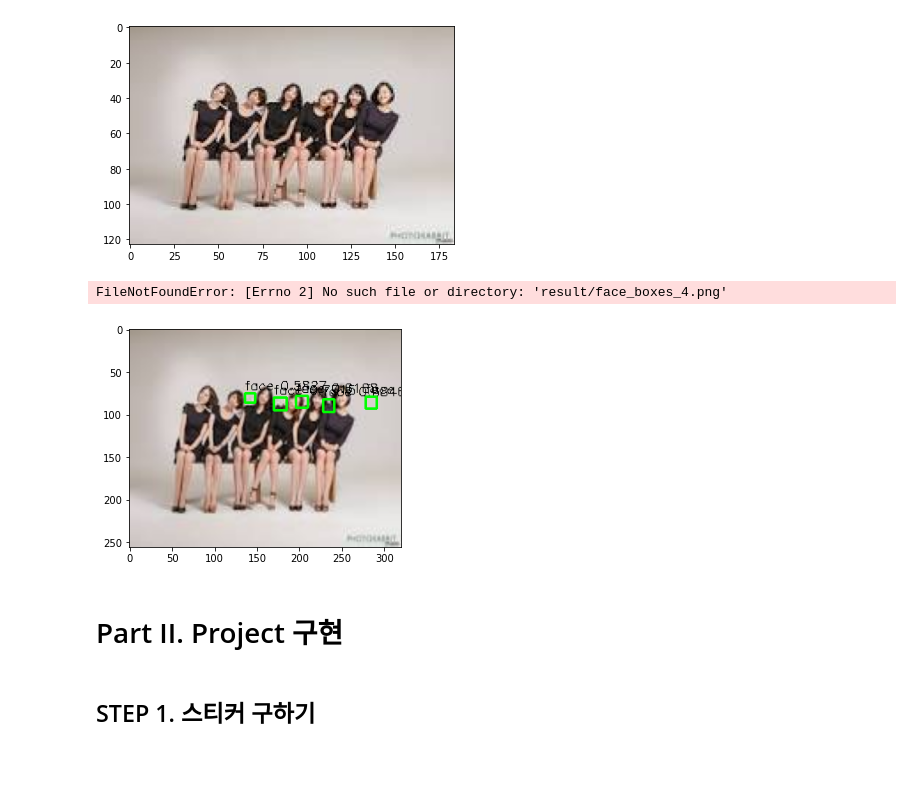
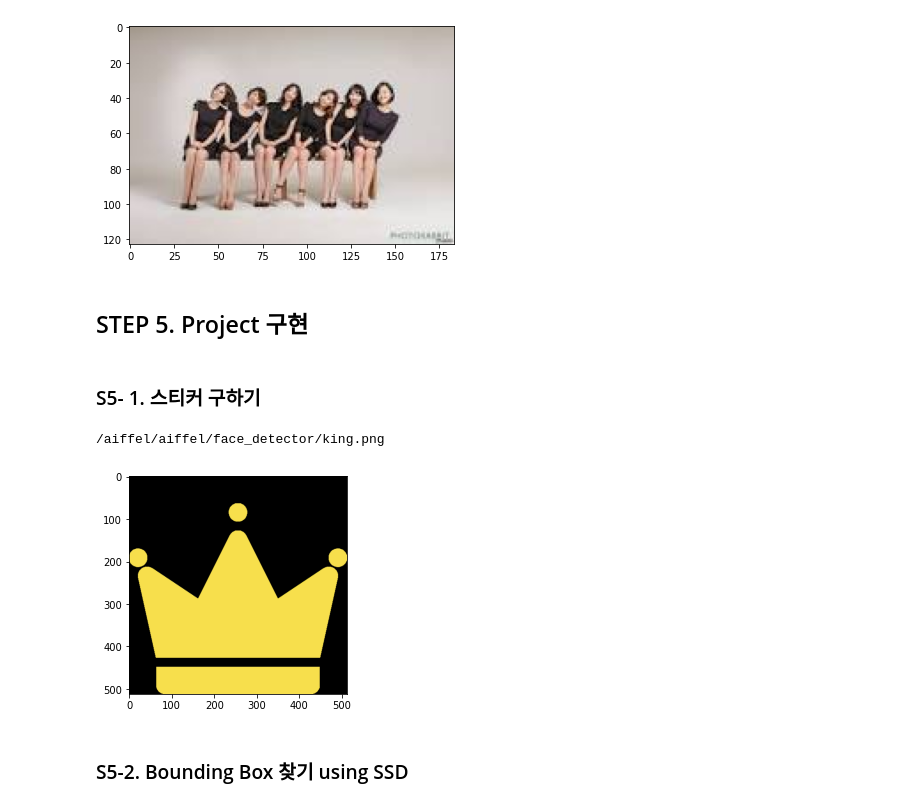
Before and after one commit to samuel0922/AFLG4_GD, a Jupyter notebook: [GD_14]FACE_DETECTOR.ipynb, the cells around one changed output. Drawn from its saved outputs; the diff is of its cells as text; code cells hidden in the pictures; blank space fills up the shorter version.

```diff
--- a/[GD_14]FACE_DETECTOR.ipynb
+++ b/[GD_14]FACE_DETECTOR.ipynb
@@ -1199,9 +1105,3 @@ def draw_face_boxes(img_raw, pred_boxes, labels, scores, image_labels, save_num=
-# %%
-img_raw, pred_boxes, labels, scores = get_face_boxes(test_image_path, IMAGE_WIDTH, IMAGE_HEIGHT, BOX_STEPS)
-draw_face_boxes(img_raw, pred_boxes, labels, scores, IMAGE_LABELS, save_num=i+1)
-# %% [output]
-FileNotFoundError: [Errno 2] No such file or directory: 'result/face_boxes_4.png'
-[figure, removed]
 # %%
 # # 테스트 1
 # filepath = os.path.join(PROJECT_PATH, 'checkpoints', 'weights_epoch_005.h5')
@@ -1261,13 +1161,19 @@ FileNotFoundError: [Errno 2] No such file or directory: 'result/face_boxes_4.png
 # plt.imshow(cv2.cvtColor(img_raw, cv2.COLOR_BGR2RGB))
 # plt.show()
 # %% [markdown]
-# Part II. Project 구현
+## STEP 5. Project 구현
 # %% [markdown]
-## STEP 1. 스티커 구하기
+### S5- 1. 스티커 구하기
 # %%
 # 스티커.png 불러오기
 
-sticker_path = os.path.join(PROJECT_PATH, 'images', 'king.png')
+sticker_path = os.path.join(PROJECT_PATH,'king.png')
+print(sticker_path)
 img_sticker = cv2.imread(sticker_path)
 plt.imshow(cv2.cvtColor(img_sticker, cv2.COLOR_BGR2RGB))
 plt.show()
+# %% [output]
+/aiffel/aiffel/face_detector/king.png
+[figure, added]
+# %% [markdown]
+### S5-2. Bounding Box 찾기 using SSD
```
Also changed, not shown: parts of 24 cells of this notebook.
